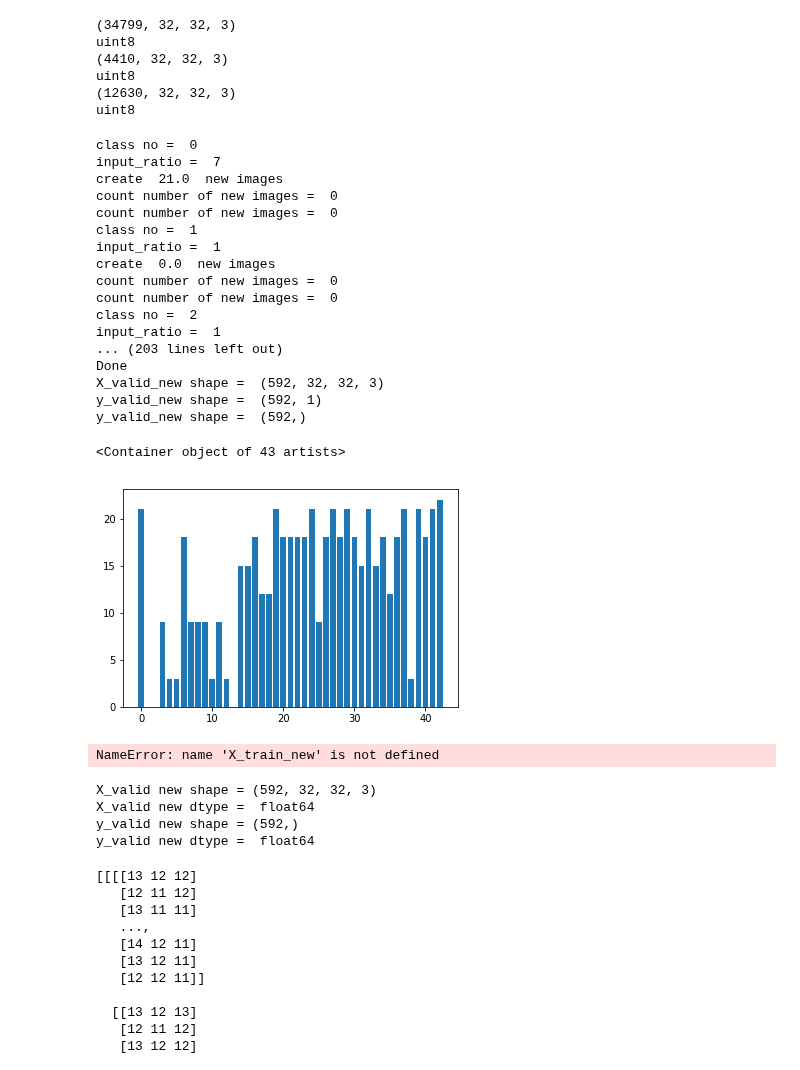
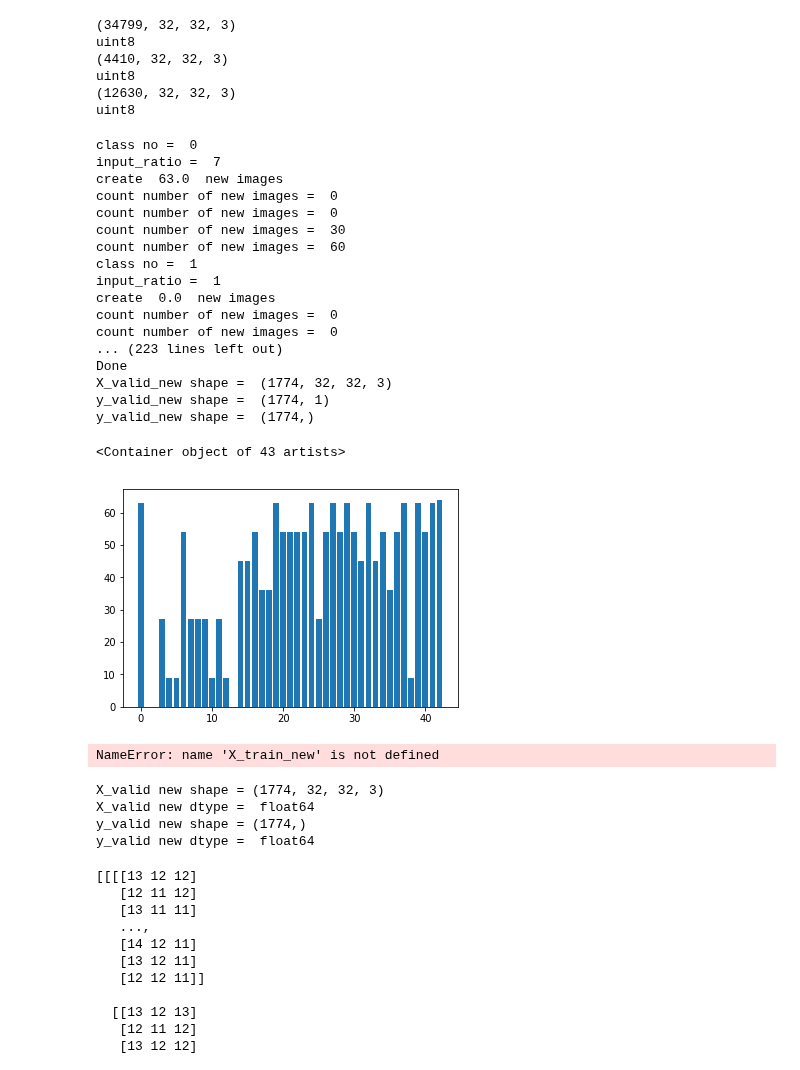
Before and after one commit to pomeroyd/project2_r1p0, a Jupyter notebook: Traffic_Sign_Classifier.ipynb, the cells around one changed output. Cells and saved outputs as stored; diff of their text form; code cells hidden in the pictures.

```diff
--- a/Traffic_Sign_Classifier.ipynb
+++ b/Traffic_Sign_Classifier.ipynb
@@ -378,7 +378,7 @@ for class_no in range(len(inputs_per_class_valid)):
     #This is too many. Only create 20% of that
     count = 0
     #Set limit to 10% of original expected new images
-    limit = diff_per_class_valid[class_no]*0.1
+    limit = diff_per_class_valid[class_no]*0.3
     print("create ",limit," new images")
     while(count <=limit):
         print("count number of new images = ",count)
@@ -394,41 +394,41 @@ for class_no in range(len(inputs_per_class_valid)):
                 count= count+1
             elif(count<=limit):
                 X_valid_new = np.vstack((X_valid_new,new_image))
                 y_valid_new = np.vstack((y_valid_new,class_no))
                 count= count+1
 
 
 print("Done")
 print("X_valid_new shape = ",X_valid_new.shape)
 print("y_valid_new shape = ",y_valid_new.shape)
 y_valid_new = np.squeeze(y_valid_new, axis=(1,))
 print("y_valid_new shape = ",y_valid_new.shape)
 
 hist = []
 for i in range(43):
     hist.append(np.sum(y_valid_new == i))
 
 plt.bar(range(43), hist)
 # %% [output]
 class no =  0
 input_ratio =  7
-create  21.0  new images
+create  63.0  new images
 count number of new images =  0
 count number of new images =  0
+count number of new images =  30
+count number of new images =  60
 class no =  1
 input_ratio =  1
 create  0.0  new images
 count number of new images =  0
 count number of new images =  0
-class no =  2
-input_ratio =  1
-... (203 lines left out)
+... (223 lines left out)
 Done
-X_valid_new shape =  (592, 32, 32, 3)
-y_valid_new shape =  (592, 1)
-y_valid_new shape =  (592,)
+X_valid_new shape =  (1774, 32, 32, 3)
+y_valid_new shape =  (1774, 1)
+y_valid_new shape =  (1774,)
 <Container object of 43 artists>
-[figure, old version]
+[figure, new version]
 # %%
 #Change data back to uint8
 print("X_train new shape =", X_train_new.shape)
@@ -458,9 +458,9 @@ print("X_valid new dtype = ",X_valid_new.dtype)
 print("y_valid new shape =", y_valid_new.shape)
 print("y_valid new dtype = ",y_valid_new.dtype)
 # %% [output]
-X_valid new shape = (592, 32, 32, 3)
+X_valid new shape = (1774, 32, 32, 3)
 X_valid new dtype =  float64
-y_valid new shape = (592,)
+y_valid new shape = (1774,)
 y_valid new dtype =  float64
 # %%
 print(X_valid)
```
Also changed, not shown: parts of 20 cells of this notebook.
